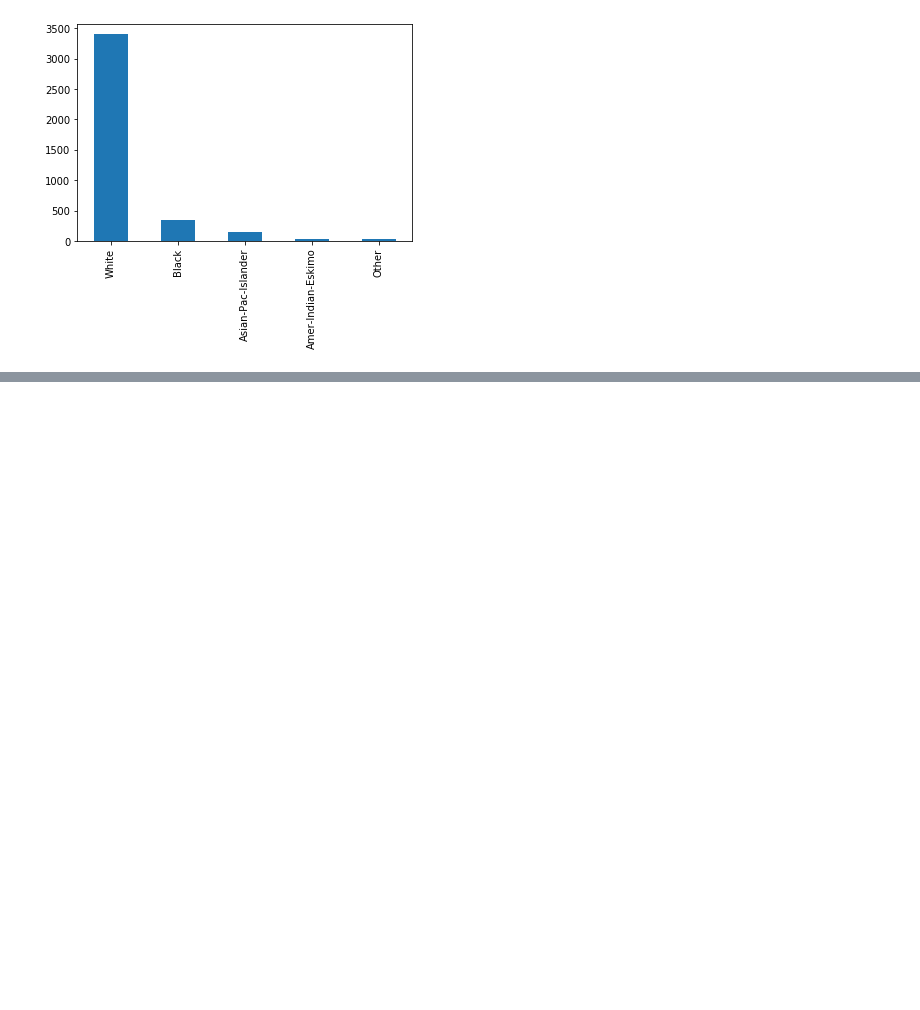
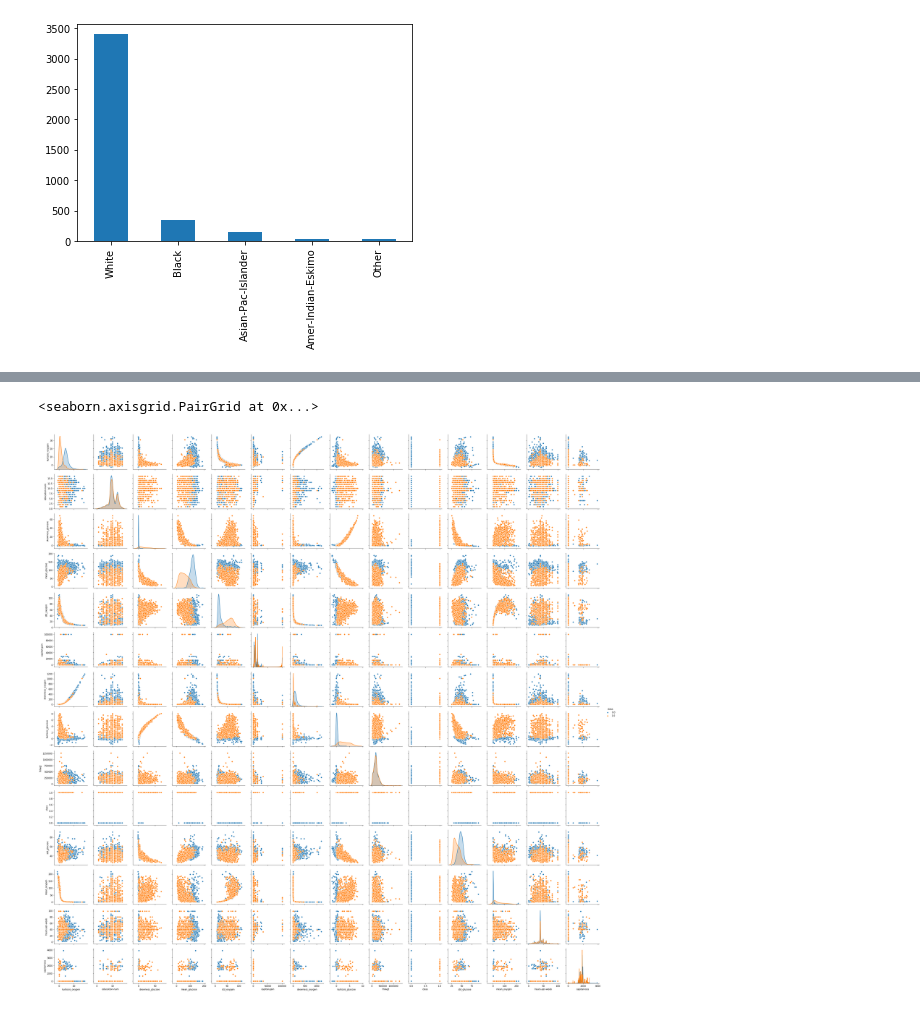
Before and after one commit to xheban/IAU-projekt, a Jupyter notebook: Projekt.ipynb, the cells around one changed output, grey strips where cells are left out. Saved outputs shown, nothing was run; the diff lists cells and outputs as text; code cells hidden in the pictures; blank space fills up the shorter version.

```diff
--- a/Projekt.ipynb
+++ b/Projekt.ipynb
@@ -542,0 +562,5 @@ other_train['color'].value_counts().plot(kind='bar')
+# %%
+sb.pairplot(other_train, hue="class")
+# %% [output]
+<seaborn.axisgrid.PairGrid at 0x...>
+[figure, added]
```
Also changed, not shown: parts of 7 cells of this notebook.
